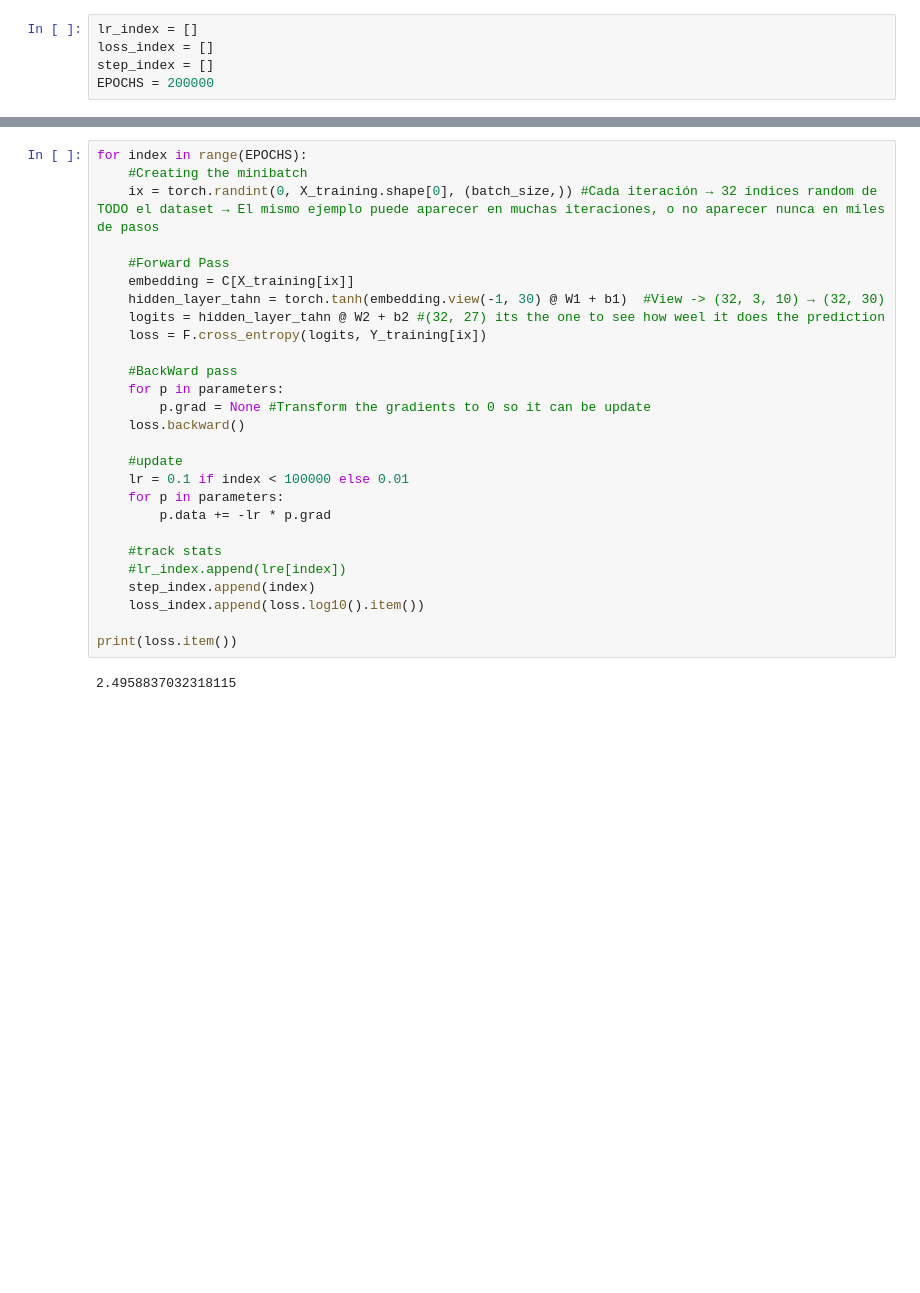
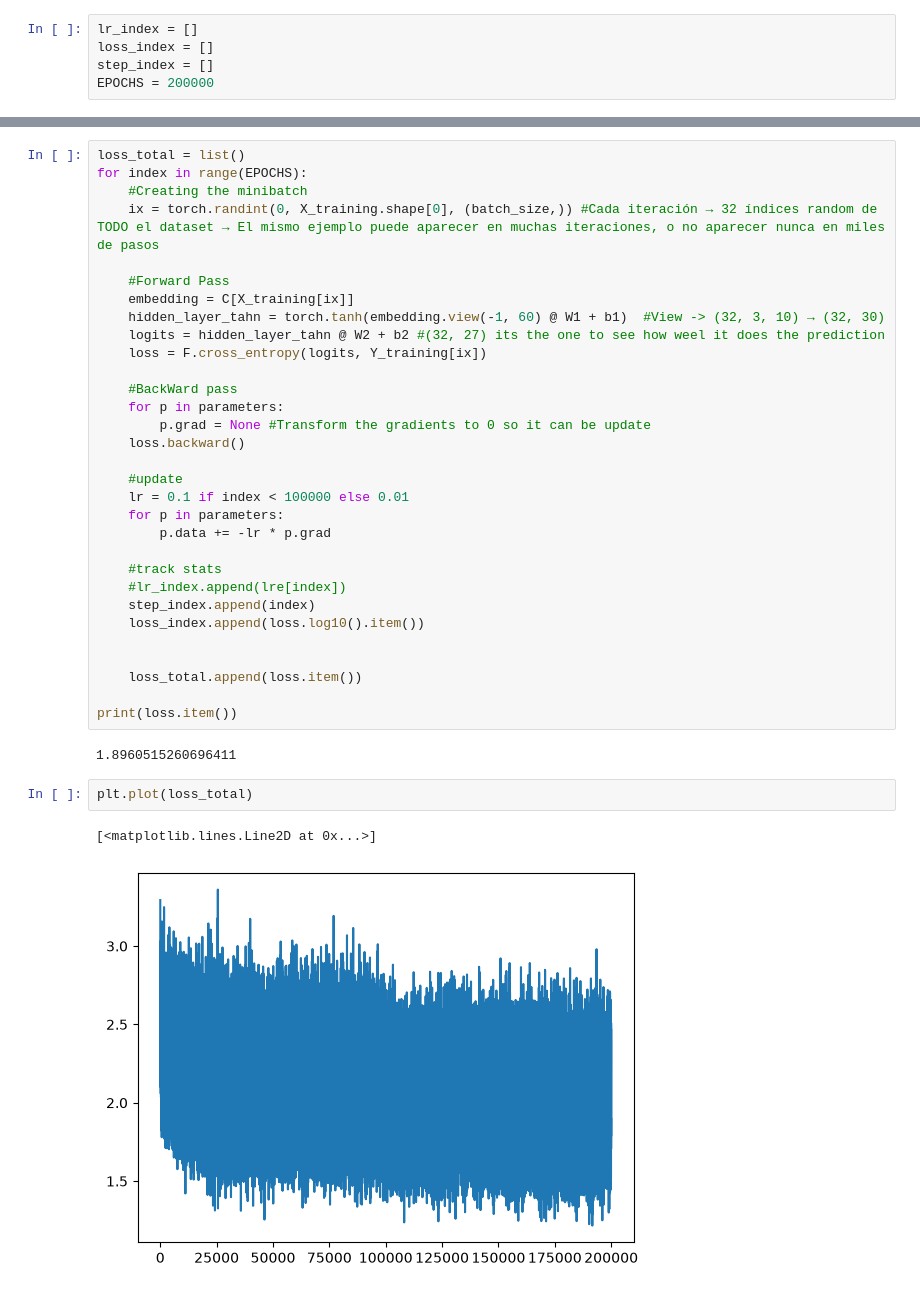
Before and after one commit to Fasmanuel2002/Machine_Learning, a Jupyter notebook: Pytorch/FNN/MLP/build_makemore_mlp.ipynb, the cells around one changed output, grey strips where cells are left out. Saved outputs shown, nothing was run; the diff lists cells and outputs as text; blank space fills up the shorter version.

```diff
--- a/Pytorch/FNN/MLP/build_makemore_mlp.ipynb
+++ b/Pytorch/FNN/MLP/build_makemore_mlp.ipynb
@@ -115,11 +149,12 @@ print([itos[i.item()] for i in contexto], '->', itos[siguiente.item()])
 # %%
+loss_total = list()
 for index in range(EPOCHS):
     #Creating the minibatch
     ix = torch.randint(0, X_training.shape[0], (batch_size,)) #Cada iteración → 32 índices random de TODO el dataset → El mismo ejemplo puede aparecer en muchas iteraciones, o no aparecer nunca en miles de pasos
 
     #Forward Pass
     embedding = C[X_training[ix]]
-    hidden_layer_tahn = torch.tanh(embedding.view(-1, 30) @ W1 + b1)  #View -> (32, 3, 10) → (32, 30)
+    hidden_layer_tahn = torch.tanh(embedding.view(-1, 60) @ W1 + b1)  #View -> (32, 3, 10) → (32, 30)
     logits = hidden_layer_tahn @ W2 + b2 #(32, 27) its the one to see how weel it does the prediction
     loss = F.cross_entropy(logits, Y_training[ix])
 
@@ -138,9 +173,17 @@ for index in range(EPOCHS):
     step_index.append(index)
     loss_index.append(loss.log10().item())
 
+
+    loss_total.append(loss.item())
+
 print(loss.item())
 # %% [output]
-2.4958837032318115
+1.8960515260696411
+# %%
+plt.plot(loss_total)
+# %% [output]
+[<matplotlib.lines.Line2D at 0x...>]
+[figure, added]
 # %%
 plt.plot(step_index, loss_index)
 # %% [output]
```
Also changed, not shown: parts of 12 cells of this notebook.
